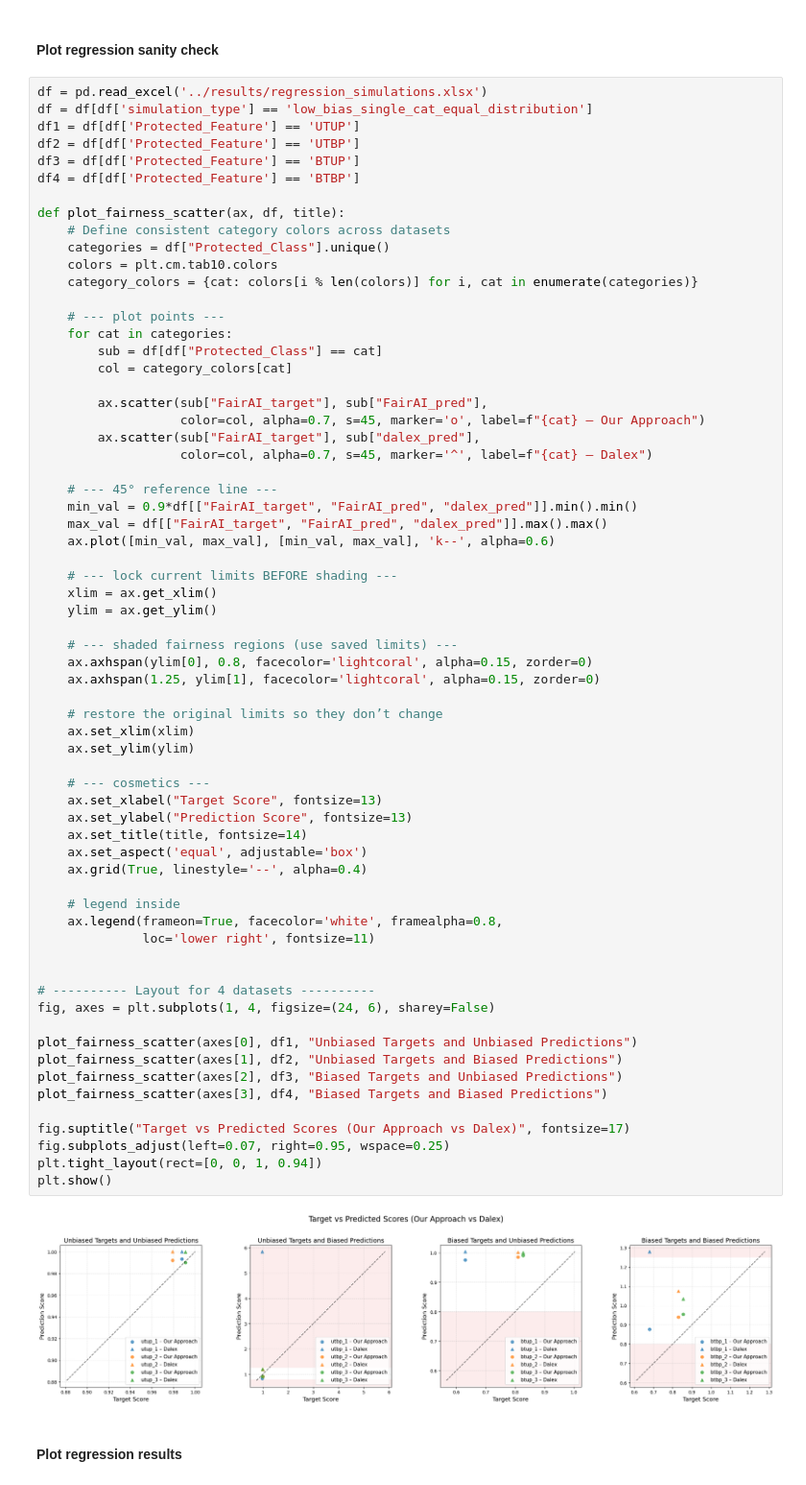
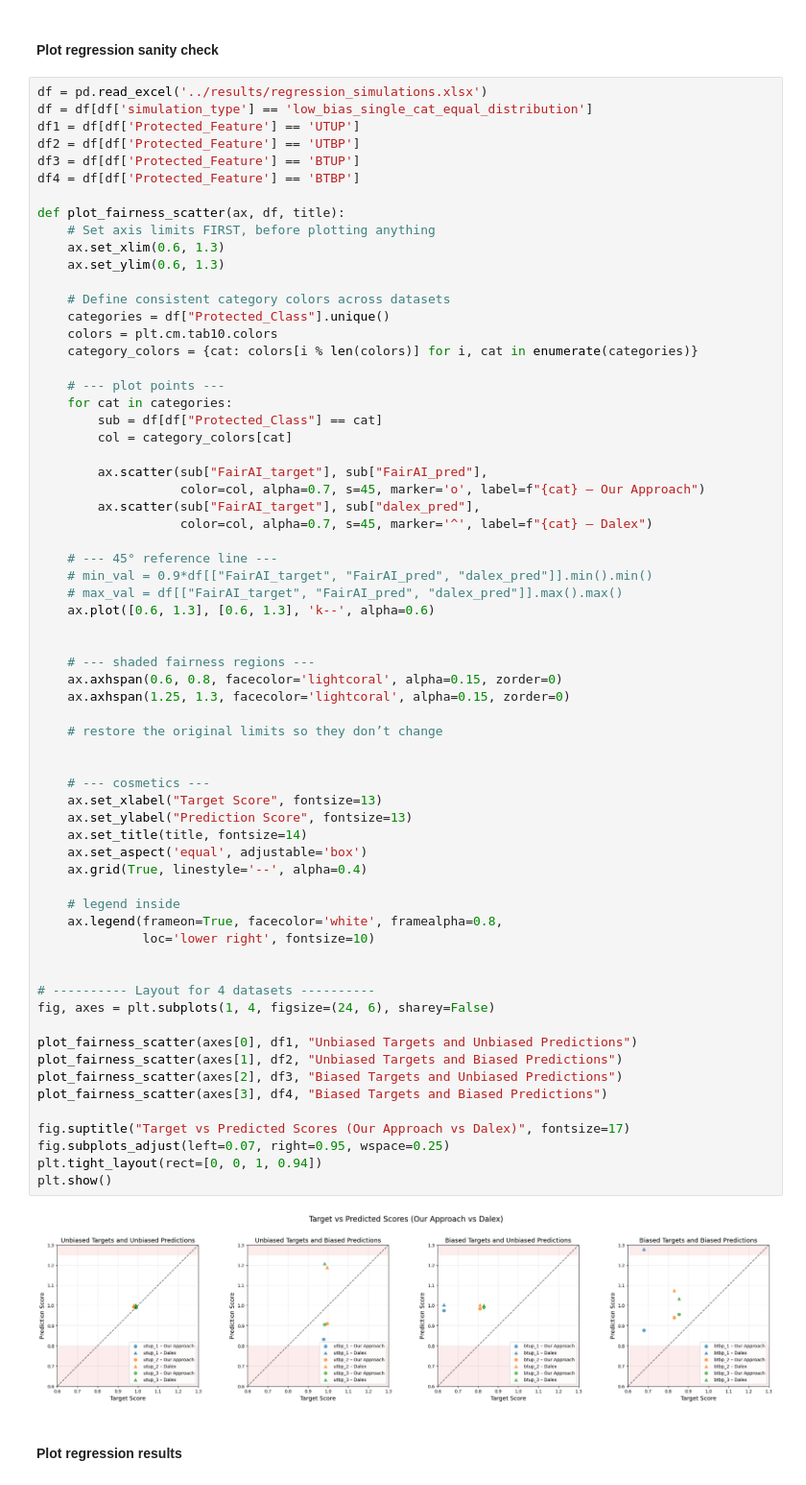
Before and after one commit to arushi-jain-27/bias_and_fairness, a Jupyter notebook: plots/plots.ipynb, the cells around one changed output. Shown at 96% size. Drawn from its saved outputs; the diff is of its cells as text.

```diff
--- a/plots/plots.ipynb
+++ b/plots/plots.ipynb
@@ -18,6 +18,10 @@ df3 = df[df['Protected_Feature'] == 'BTUP']
 df4 = df[df['Protected_Feature'] == 'BTBP']
 
 def plot_fairness_scatter(ax, df, title):
+    # Set axis limits FIRST, before plotting anything
+    ax.set_xlim(0.6, 1.3)
+    ax.set_ylim(0.6, 1.3)
+
     # Define consistent category colors across datasets
     categories = df["Protected_Class"].unique()
     colors = plt.cm.tab10.colors
@@ -34,48 +38,44 @@ def plot_fairness_scatter(ax, df, title):
                    color=col, alpha=0.7, s=45, marker='^', label=f"{cat} – Dalex")
 
     # --- 45° reference line ---
-    min_val = 0.9*df[["FairAI_target", "FairAI_pred", "dalex_pred"]].min().min()
-    max_val = df[["FairAI_target", "FairAI_pred", "dalex_pred"]].max().max()
-    ax.plot([min_val, max_val], [min_val, max_val], 'k--', alpha=0.6)
+    # min_val = 0.9*df[["FairAI_target", "FairAI_pred", "dalex_pred"]].min().min()
+    # max_val = df[["FairAI_target", "FairAI_pred", "dalex_pred"]].max().max()
+    ax.plot([0.6, 1.3], [0.6, 1.3], 'k--', alpha=0.6)
 
-    # --- lock current limits BEFORE shading ---
-    xlim = ax.get_xlim()
-    ylim = ax.get_ylim()
 
-    # --- shaded fairness regions (use saved limits) ---
-    ax.axhspan(ylim[0], 0.8, facecolor='lightcoral', alpha=0.15, zorder=0)
-    ax.axhspan(1.25, ylim[1], facecolor='lightcoral', alpha=0.15, zorder=0)
+    # --- shaded fairness regions ---
+    ax.axhspan(0.6, 0.8, facecolor='lightcoral', alpha=0.15, zorder=0)
+    ax.axhspan(1.25, 1.3, facecolor='lightcoral', alpha=0.15, zorder=0)
 
     # restore the original limits so they don’t change
-    ax.set_xlim(xlim)
-    ax.set_ylim(ylim)
+
 
     # --- cosmetics ---
     ax.set_xlabel("Target Score", fontsize=13)
     ax.set_ylabel("Prediction Score", fontsize=13)
     ax.set_title(title, fontsize=14)
     ax.set_aspect('equal', adjustable='box')
     ax.grid(True, linestyle='--', alpha=0.4)
 
     # legend inside
     ax.legend(frameon=True, facecolor='white', framealpha=0.8,
-              loc='lower right', fontsize=11)
+              loc='lower right', fontsize=10)
 
 
 # ---------- Layout for 4 datasets ----------
 fig, axes = plt.subplots(1, 4, figsize=(24, 6), sharey=False)
 
 plot_fairness_scatter(axes[0], df1, "Unbiased Targets and Unbiased Predictions")
 plot_fairness_scatter(axes[1], df2, "Unbiased Targets and Biased Predictions")
 plot_fairness_scatter(axes[2], df3, "Biased Targets and Unbiased Predictions")
 plot_fairness_scatter(axes[3], df4, "Biased Targets and Biased Predictions")
 
 fig.suptitle("Target vs Predicted Scores (Our Approach vs Dalex)", fontsize=17)
 fig.subplots_adjust(left=0.07, right=0.95, wspace=0.25)
 plt.tight_layout(rect=[0, 0, 1, 0.94])
 plt.show()
 # %% [output]
-[figure, old version]
+[figure, new version]
 # %% [markdown]
 #### Plot regression results
 # %%
```
Also changed, not shown: parts of 4 cells of this notebook, 4 other files.
